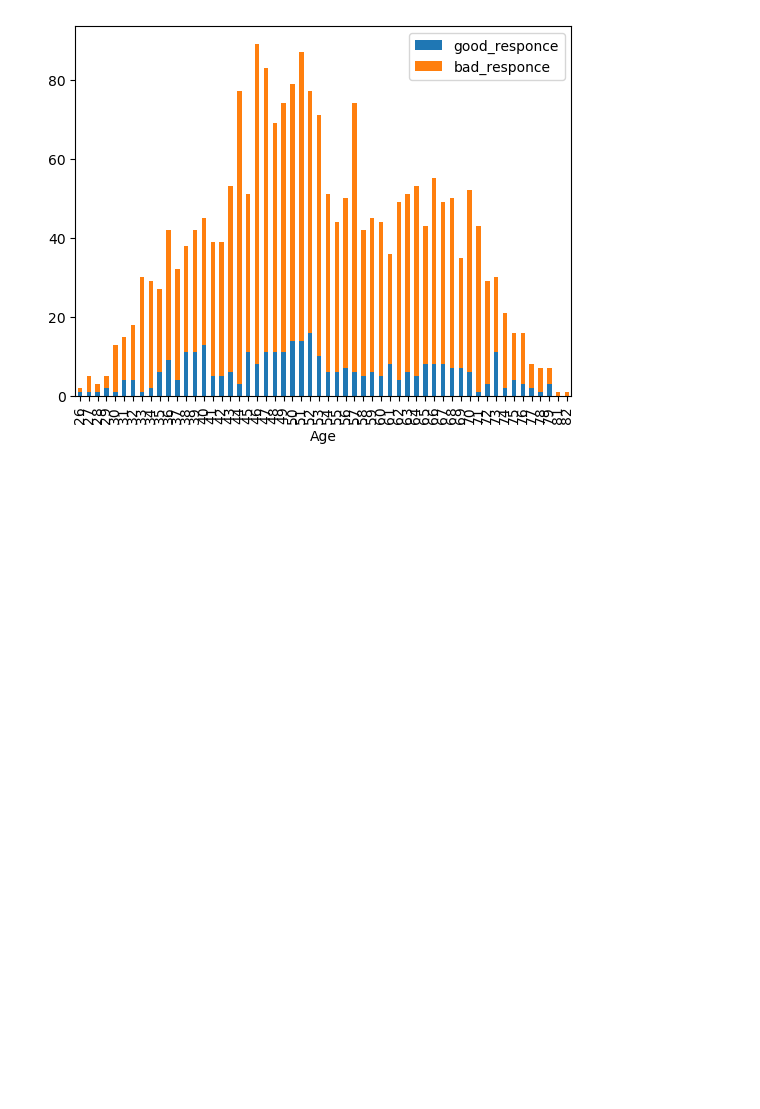
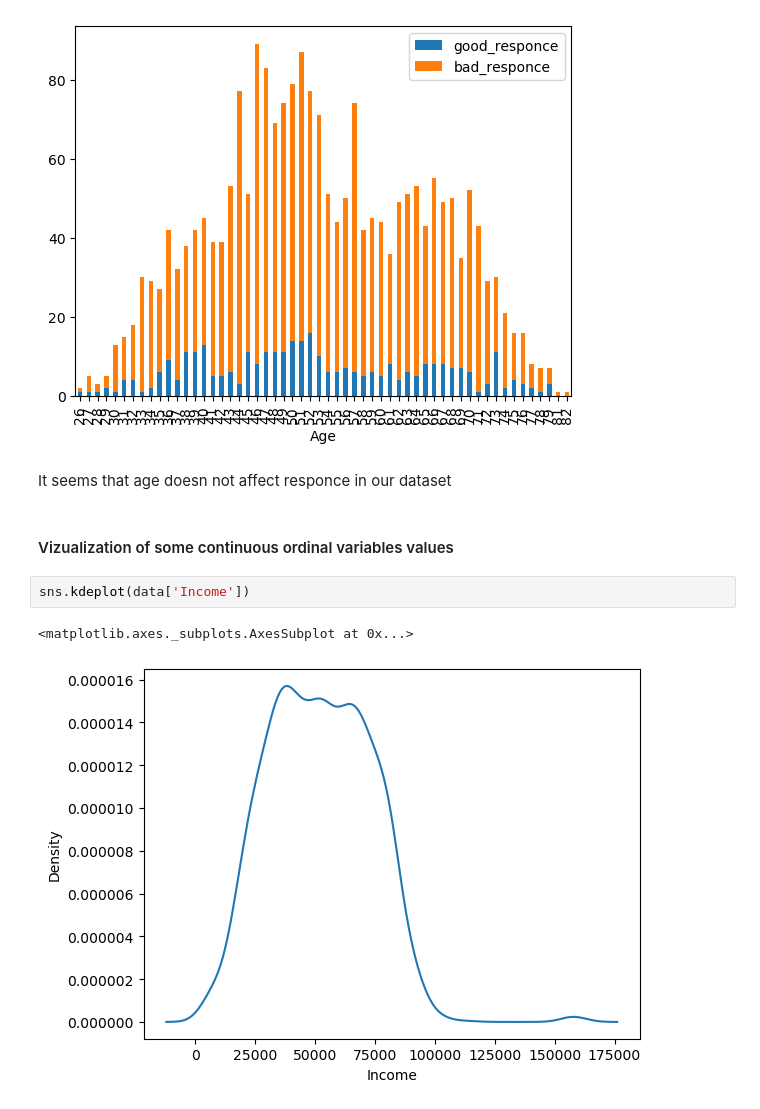
Before and after one commit to YuriiBatkovych/MachineLearning2022_2023, a Jupyter notebook: project/Project.ipynb, the cells around one changed output. Saved outputs shown, nothing was run; the diff lists cells and outputs as text; blank space fills up the shorter version.

```diff
--- a/project/Project.ipynb
+++ b/project/Project.ipynb
@@ -312,3 +353,12 @@ tmp_data.groupby('Age').agg('sum')[['good_responce', 'bad_responce']].plot(kind=
                                                           stacked=True);
 # %% [output]
 [figure]
+# %% [markdown]
+It seems that age doesn not affect responce in our dataset
+# %% [markdown]
+#### Vizualization of some continuous ordinal variables values
+# %%
+sns.kdeplot(data['Income'])
+# %% [output]
+<matplotlib.axes._subplots.AxesSubplot at 0x...>
+[figure, added]
```
Also changed, not shown: parts of 28 cells of this notebook.
